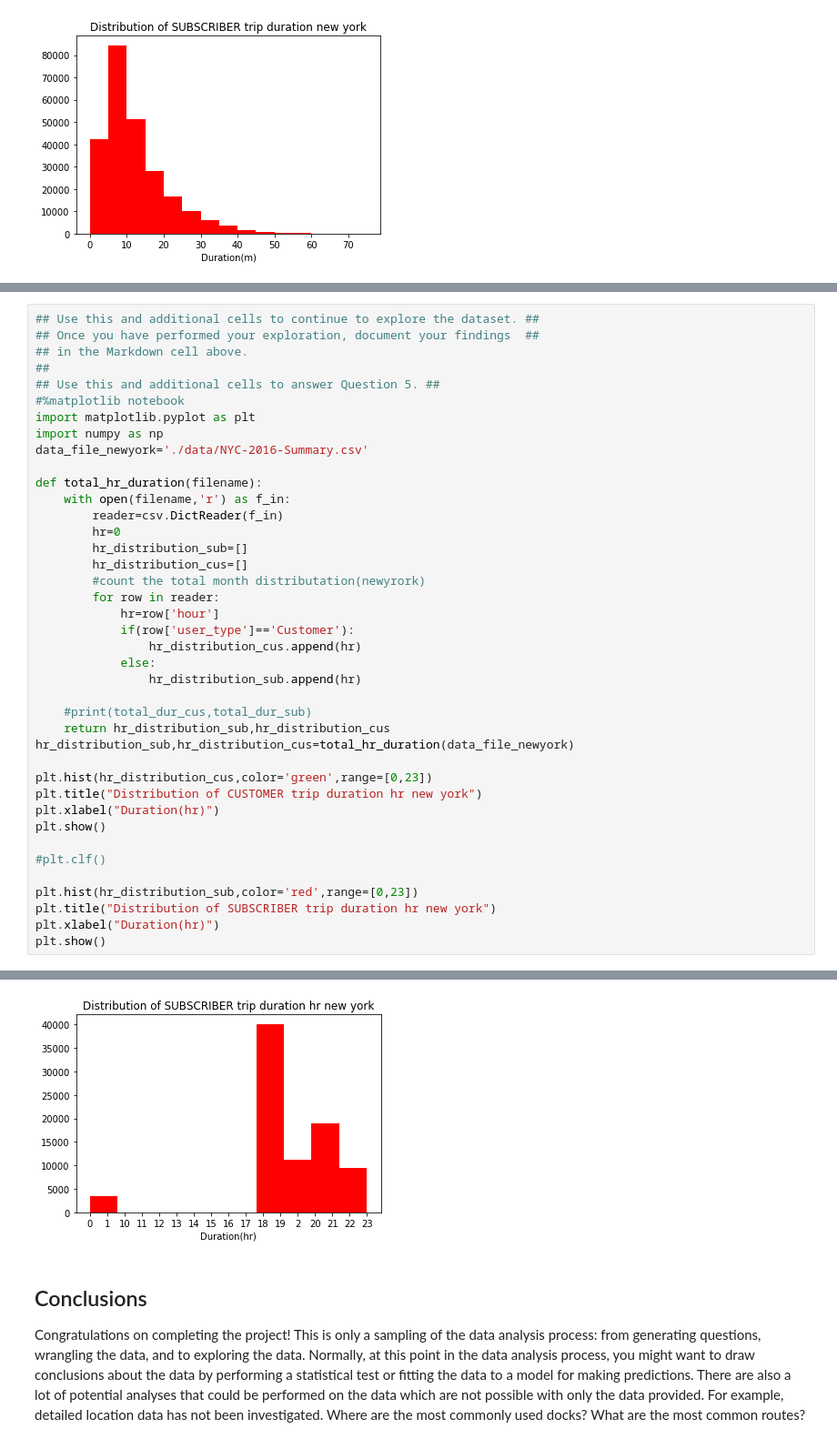
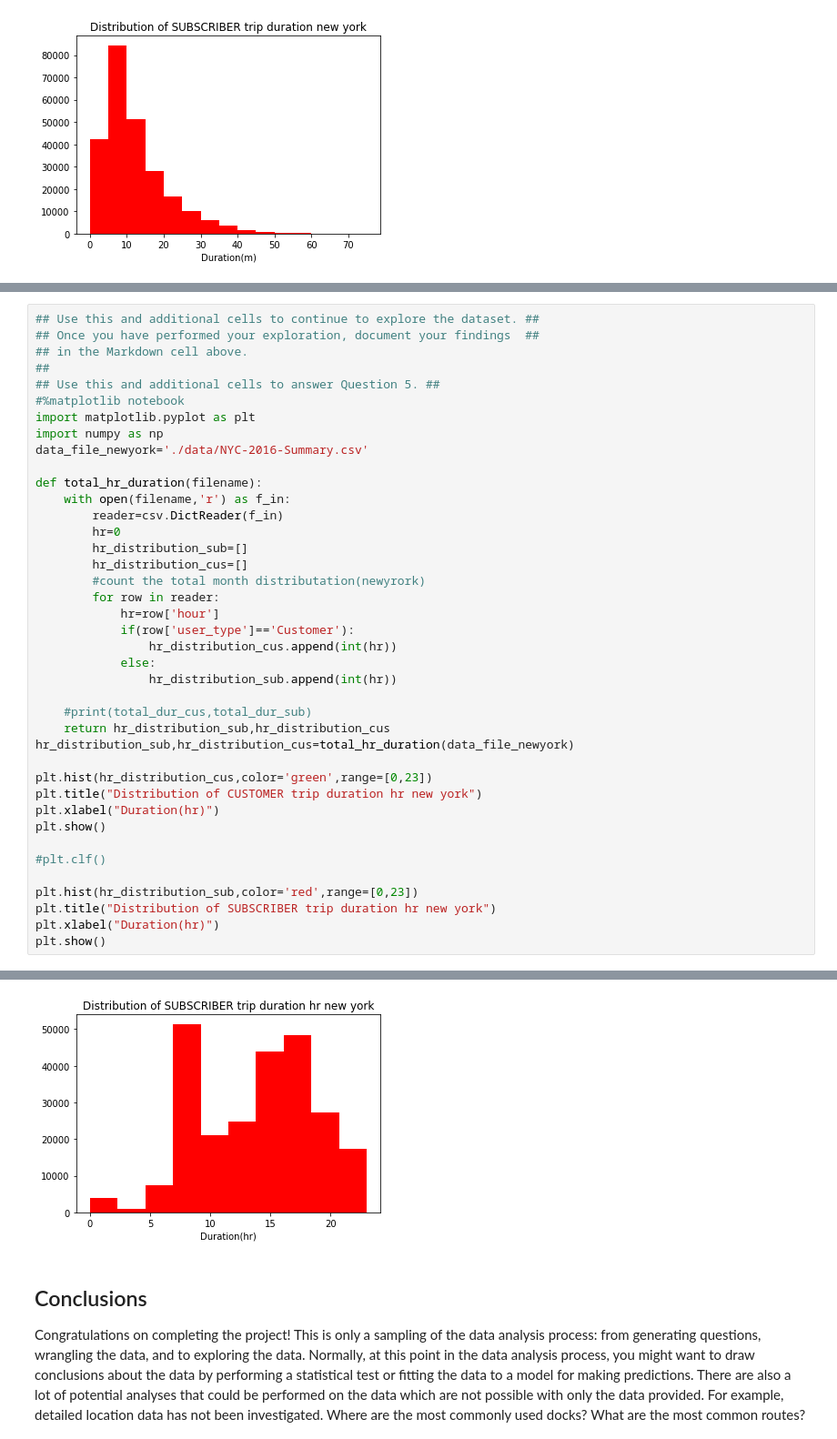
Before and after one commit to mynamerahulkumar/Data_Science, a Jupyter notebook: udacity/nanodegree_term1/project2_bike_share_analysis/Bike_Share_Analysis.ipynb, the cells around one changed output, grey strips where cells are left out. Shown at 91% size. Drawn from its saved outputs; the diff is of its cells as text.

```diff
--- a/udacity/nanodegree_term1/project2_bike_share_analysis/Bike_Share_Analysis.ipynb
+++ b/udacity/nanodegree_term1/project2_bike_share_analysis/Bike_Share_Analysis.ipynb
@@ -762,9 +805,9 @@ def total_hr_duration(filename):
         for row in reader:
             hr=row['hour']
             if(row['user_type']=='Customer'):
-                hr_distribution_cus.append(hr)
+                hr_distribution_cus.append(int(hr))
             else:
-                hr_distribution_sub.append(hr)
+                hr_distribution_sub.append(int(hr))
 
     #print(total_dur_cus,total_dur_sub)
     return hr_distribution_sub,hr_distribution_cus
@@ -786,4 +829,4 @@ plt.show()
-[figure, old version]
+[figure, new version]
 # %% [markdown]
 <a id='conclusions'></a>
 ## Conclusions
```
Also changed, not shown: parts of 8 cells of this notebook, 1 other file.
